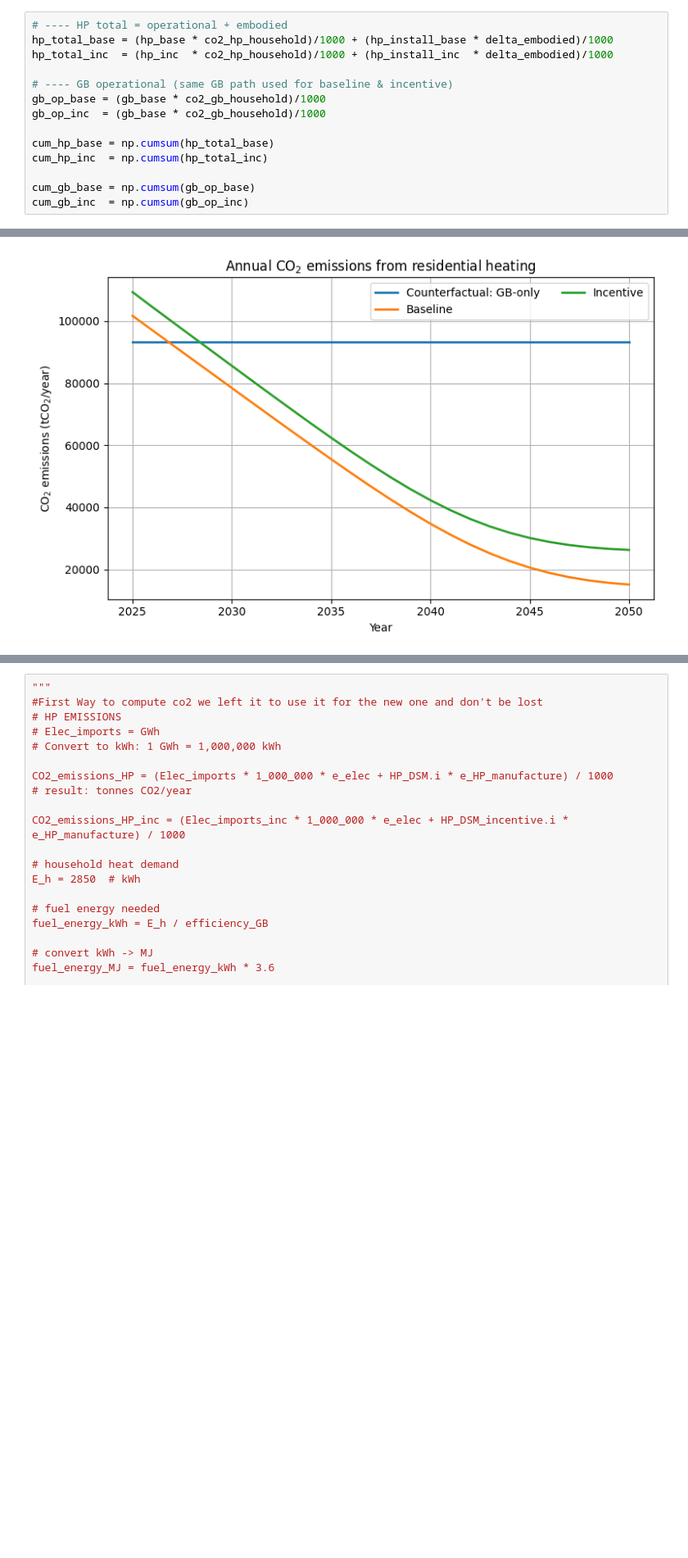
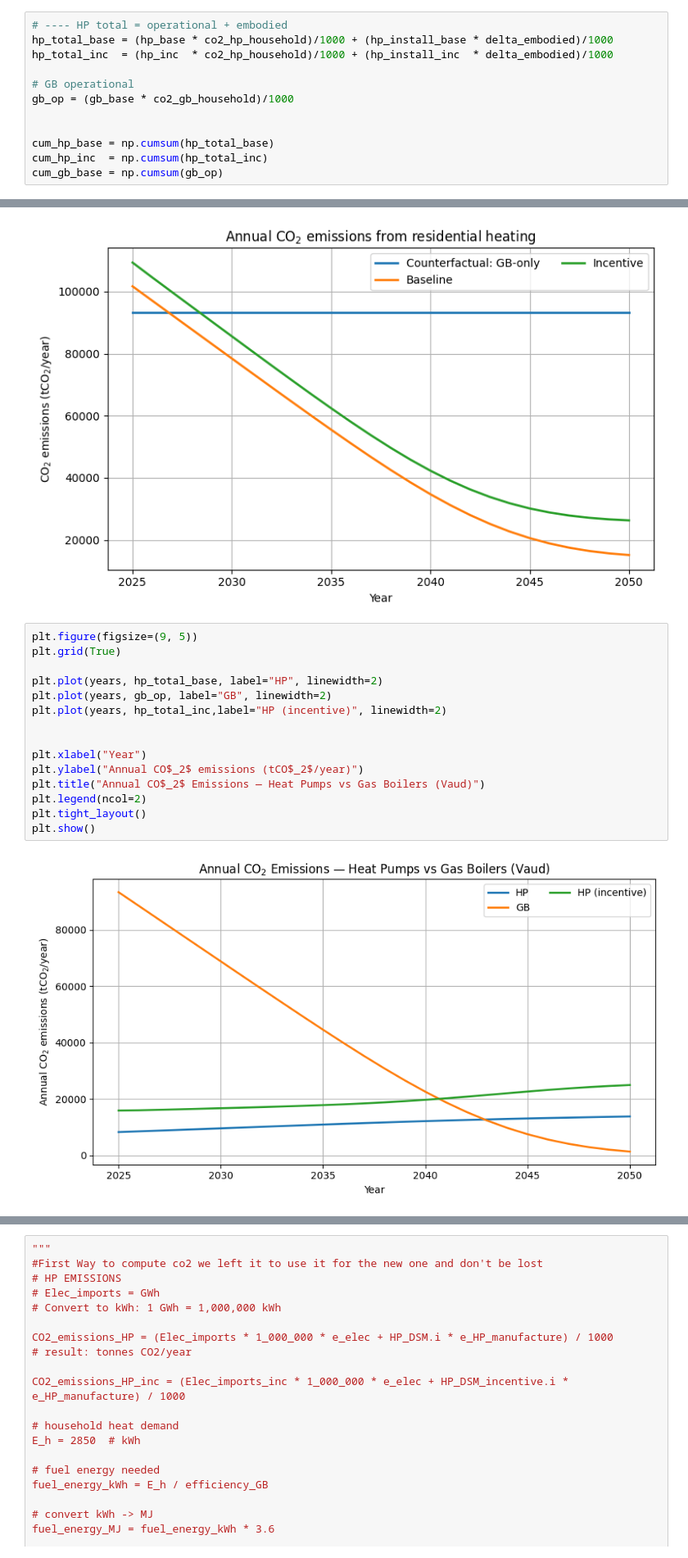
Before and after one commit to Margaux-Ccd/MFA_HeatPumps, a Jupyter notebook: Dynamic_MFA/Dynamic_HP.ipynb, the cells around one changed output, grey strips where cells are left out. Shown at 82% size. Drawn from its saved outputs; the diff is of its cells as text; blank space fills up the shorter version.

Commit message:
Last graph lol

```diff
--- a/Dynamic_MFA/Dynamic_HP.ipynb
+++ b/Dynamic_MFA/Dynamic_HP.ipynb
@@ -490,15 +490,13 @@ cum_avoided_inc  = np.cumsum(avoided_inc_yr)
 hp_total_base = (hp_base * co2_hp_household)/1000 + (hp_install_base * delta_embodied)/1000
 hp_total_inc  = (hp_inc  * co2_hp_household)/1000 + (hp_install_inc  * delta_embodied)/1000
 
-# ---- GB operational (same GB path used for baseline & incentive)
-gb_op_base = (gb_base * co2_gb_household)/1000
-gb_op_inc  = (gb_base * co2_gb_household)/1000
+# GB operational
+gb_op = (gb_base * co2_gb_household)/1000
+
 
 cum_hp_base = np.cumsum(hp_total_base)
 cum_hp_inc  = np.cumsum(hp_total_inc)
-
-cum_gb_base = np.cumsum(gb_op_base)
-cum_gb_inc  = np.cumsum(gb_op_inc)
+cum_gb_base = np.cumsum(gb_op)
 # %%
 #  carbon payback Time
 
@@ -534,6 +532,23 @@ plt.tight_layout()
 plt.show()
 # %% [output]
 [figure]
+# %%
+plt.figure(figsize=(9, 5))
+plt.grid(True)
+
+plt.plot(years, hp_total_base, label="HP", linewidth=2)
+plt.plot(years, gb_op, label="GB", linewidth=2)
+plt.plot(years, hp_total_inc,label="HP (incentive)", linewidth=2)
+
+
+plt.xlabel("Year")
+plt.ylabel("Annual CO$_2$ emissions (tCO$_2$/year)")
+plt.title("Annual CO$_2$ Emissions — Heat Pumps vs Gas Boilers (Vaud)")
+plt.legend(ncol=2)
+plt.tight_layout()
+plt.show()
+# %% [output]
+[figure, added]
 # %%
 # Payback markers on cumulative avoided
 plt.figure(figsize=(8, 5))
```
Also changed, not shown: parts of 1 cell of this notebook.
